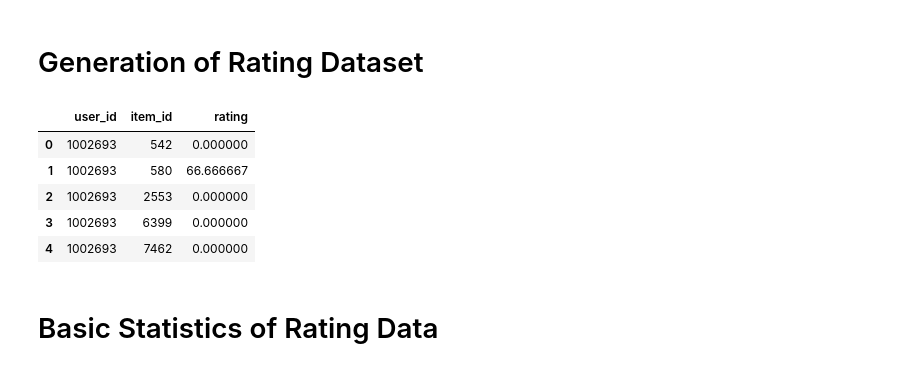
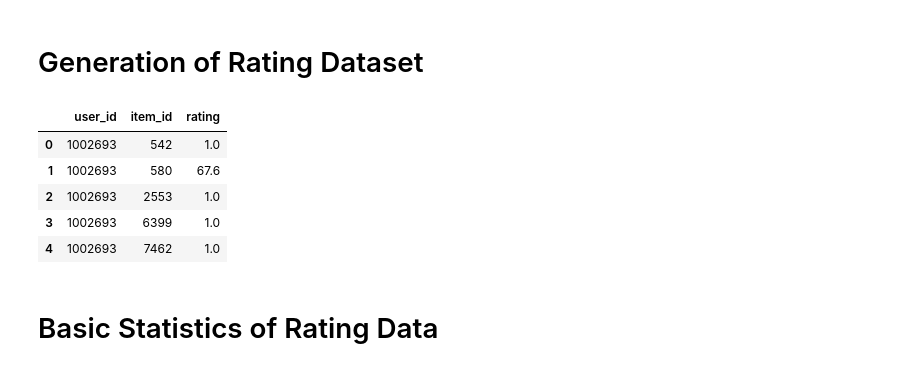
Before and after one commit to pmuellner/supporttheunderground, a Jupyter notebook: Rating Dataset Generation.ipynb, the cells around one changed output. Saved outputs shown, nothing was run; the diff lists cells and outputs as text; code cells hidden in the pictures.

```diff
--- a/Rating Dataset Generation.ipynb
+++ b/Rating Dataset Generation.ipynb
@@ -23,19 +23,19 @@ playcounts_df.columns = ["user_id", "track_id", "playcount"]
 # %%
 ratings_df = pd.DataFrame()
 for user_id, data in playcounts_df.groupby("user_id"):
-    ratings = MinMaxScaler(feature_range=(0, 1000)).fit_transform(data["playcount"].values.reshape(-1, 1).astype(float))
+    ratings = MinMaxScaler(feature_range=(1, 1000)).fit_transform(data["playcount"].values.reshape(-1, 1).astype(float))
     new_rows = data[["user_id", "track_id"]].copy()
     new_rows["rating"] = ratings
     ratings_df = ratings_df.append(new_rows)
 ratings_df.columns = ["user_id", "item_id", "rating"]
 ratings_df.head()
 # %% [output]
 |  | user_id | item_id | rating |
-| 0 | 1002693 | 542 | 0.000000 |
-| 1 | 1002693 | 580 | 66.666667 |
-| 2 | 1002693 | 2553 | 0.000000 |
-| 3 | 1002693 | 6399 | 0.000000 |
-| 4 | 1002693 | 7462 | 0.000000 |
+| 0 | 1002693 | 542 | 1.0 |
+| 1 | 1002693 | 580 | 67.6 |
+| 2 | 1002693 | 2553 | 1.0 |
+| 3 | 1002693 | 6399 | 1.0 |
+| 4 | 1002693 | 7462 | 1.0 |
 # %%
 ratings_df.to_csv("data/ratings.csv", index=False)
 # %% [markdown]
```
Also changed, not shown: parts of 1 cell of this notebook, 2 other files.
